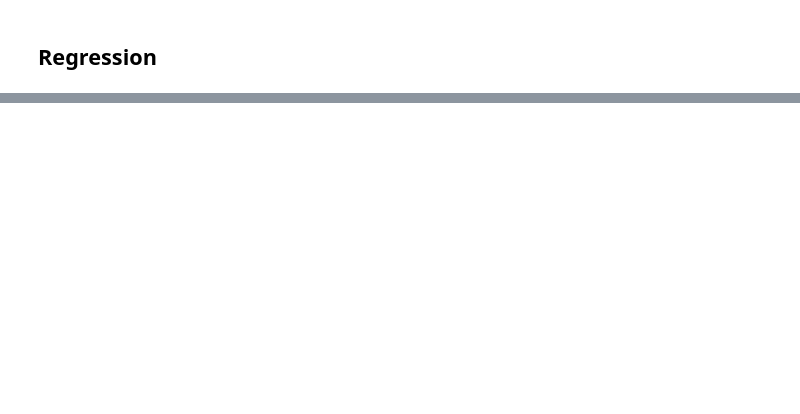
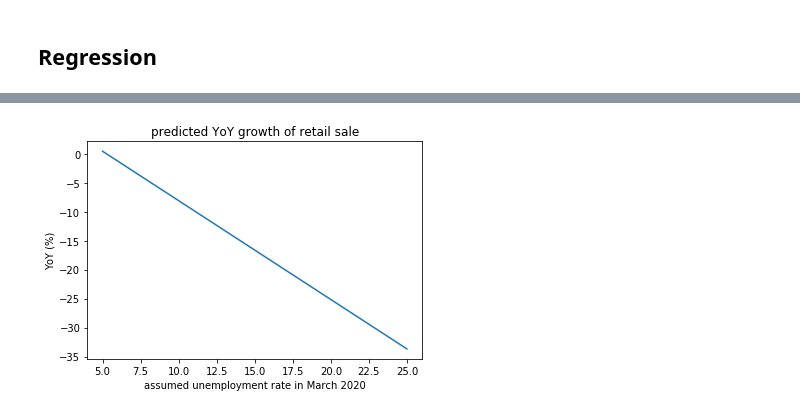
Before and after one commit to iworld1991/PredictUE, a Jupyter notebook: Python/PredictUE.ipynb, the cells around one changed output, grey strips where cells are left out. Saved outputs shown, nothing was run; the diff lists cells and outputs as text; code cells hidden in the pictures; blank space fills up the shorter version.

```diff
--- a/Python/PredictUE.ipynb
+++ b/Python/PredictUE.ipynb
@@ -858,0 +257,22 @@ plt.savefig('figures/rs_yoy_predict_recent')
+# %%
+last_ob_date = datetime.datetime(2019, 3, 1)
+
+
+u_possible = np.array((5,10,15,20,25))
+n_possible = len(u_possible)
+
+u_chg_possible = np.linspace(5,40,7) - df['ue'].loc[last_ob_date]
+rs_yoy_predict = np.empty(n_possible)
+
+for i in range(n_possible):
+    rs_yoy_predict[i] = predict_rs_yoy(u_chg_possible[i],
+                                       coefs)
+# %%
+plt.plot(u_possible,
+        rs_yoy_predict)
+plt.title('predicted YoY growth of retail sale')
+plt.xlabel('assumed unemployment rate in March 2020')
+plt.ylabel('YoY (%)')
+plt.savefig('figures/predicted_rs_different_ues')
+# %% [output]
+[figure, added]
```
Also changed, not shown: parts of 80 cells of this notebook, 26 other files.
